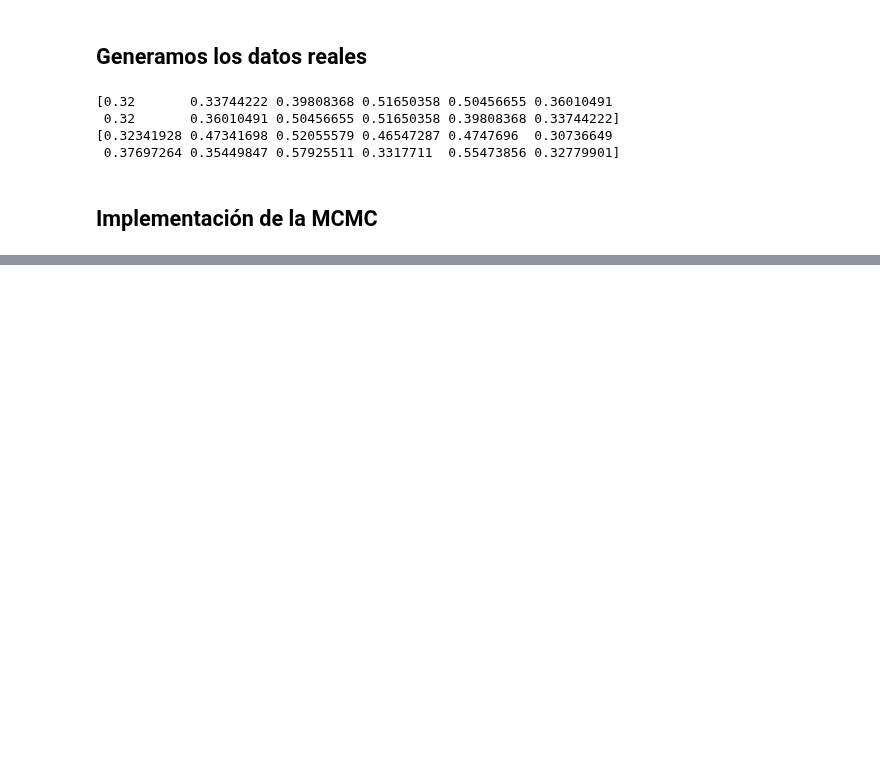
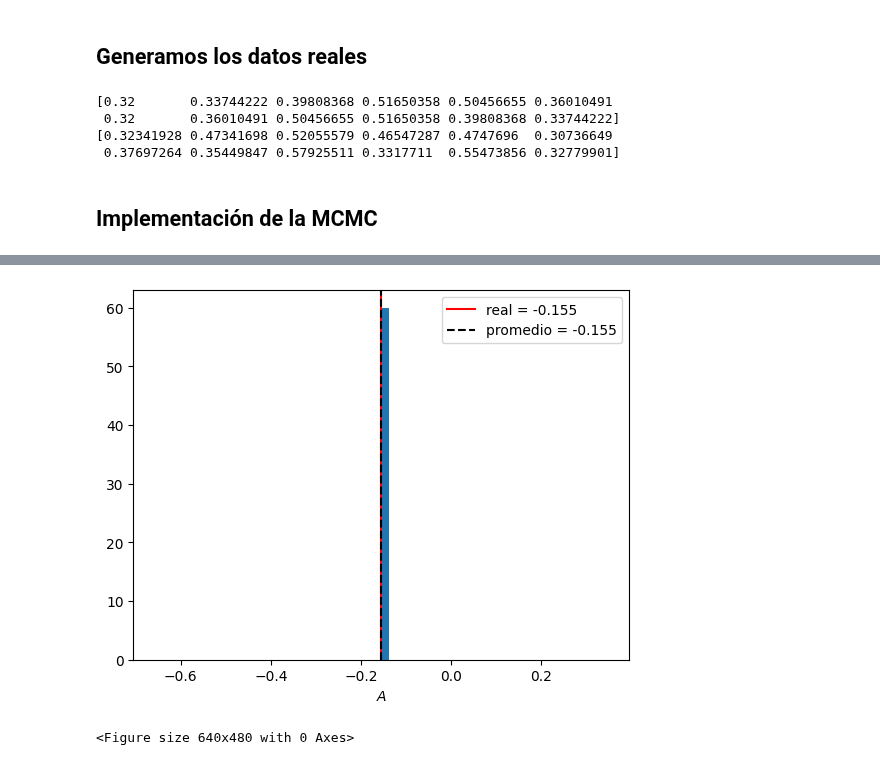
Before and after one commit to igfu2004/Reconstruccion-estocastica-de-parametros-de-un-plasma-toroidal, a Jupyter notebook: ProyectoMecEstComp.ipynb, the cells around one changed output, grey strips where cells are left out. Saved outputs shown, nothing was run; the diff lists cells and outputs as text; code cells hidden in the pictures; blank space fills up the shorter version.

```diff
--- a/ProyectoMecEstComp.ipynb
+++ b/ProyectoMecEstComp.ipynb
@@ -411,0 +498,5 @@ print(np.sin(1))
+# %%
+hist_parametro(cadena_filtrada, 3, r'$A$', valor_real=A_r, bins=bins)
+# %% [output]
+[figure, added]
+<Figure size 640x480 with 0 Axes>
```
Also changed, not shown: parts of 13 cells of this notebook.
